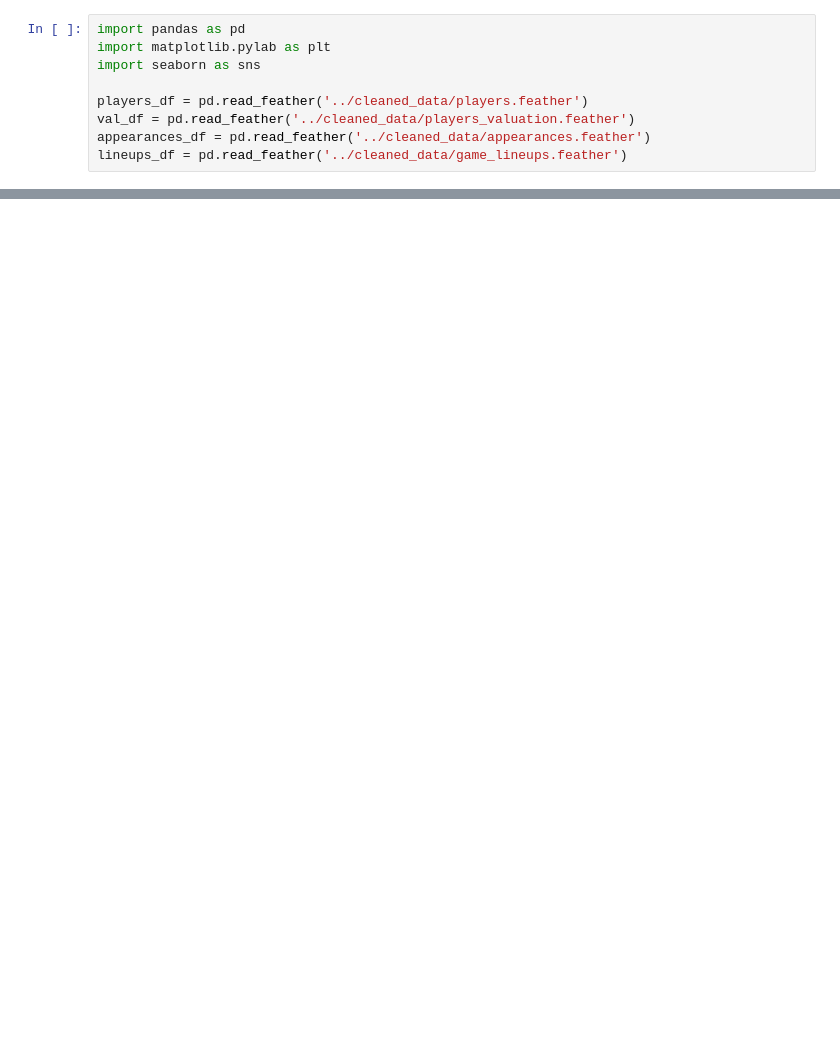
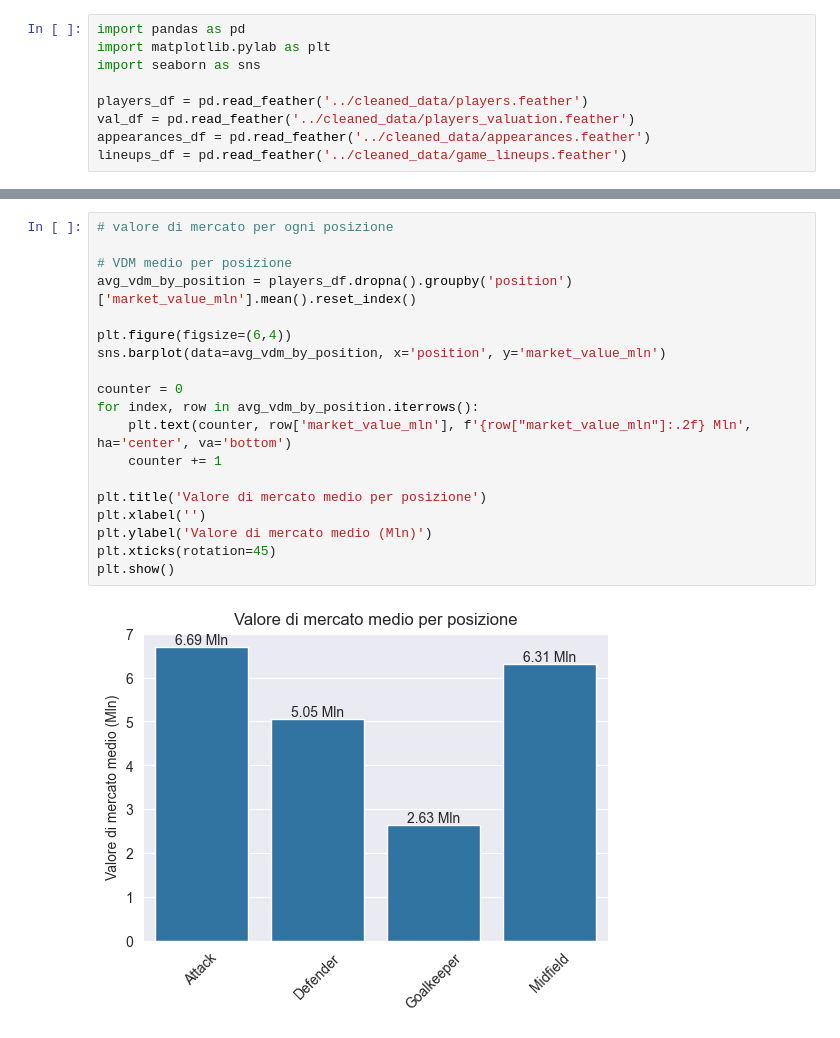
Before and after one commit to RiccardoPili/Football-Data-Analysis, a Jupyter notebook: data_analysis_visualization/player_stats.ipynb, the cells around one changed output, grey strips where cells are left out. Saved outputs shown, nothing was run; the diff lists cells and outputs as text; blank space fills up the shorter version.

```diff
--- a/data_analysis_visualization/player_stats.ipynb
+++ b/data_analysis_visualization/player_stats.ipynb
@@ -25,0 +65,21 @@ players_df
+# %%
+# valore di mercato per ogni posizione
+
+# VDM medio per posizione
+avg_vdm_by_position = players_df.dropna().groupby('position')['market_value_mln'].mean().reset_index()
+
+plt.figure(figsize=(6,4))
+sns.barplot(data=avg_vdm_by_position, x='position', y='market_value_mln')
+
+counter = 0
+for index, row in avg_vdm_by_position.iterrows():
+    plt.text(counter, row['market_value_mln'], f'{row["market_value_mln"]:.2f} Mln', ha='center', va='bottom')
+    counter += 1
+
+plt.title('Valore di mercato medio per posizione')
+plt.xlabel('')
+plt.ylabel('Valore di mercato medio (Mln)')
+plt.xticks(rotation=45)
+plt.show()
+# %% [output]
+[figure, added]
```
Also changed, not shown: parts of 25 cells of this notebook.
